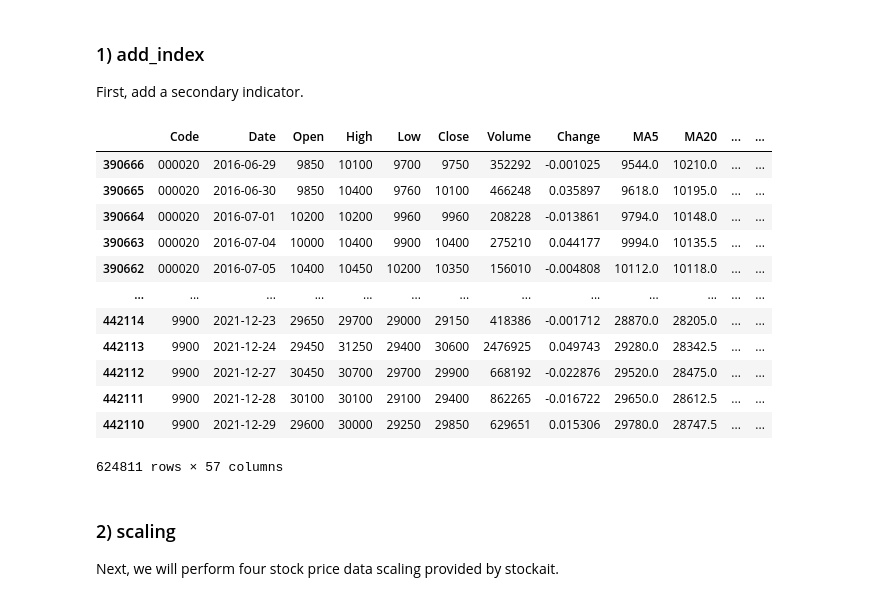
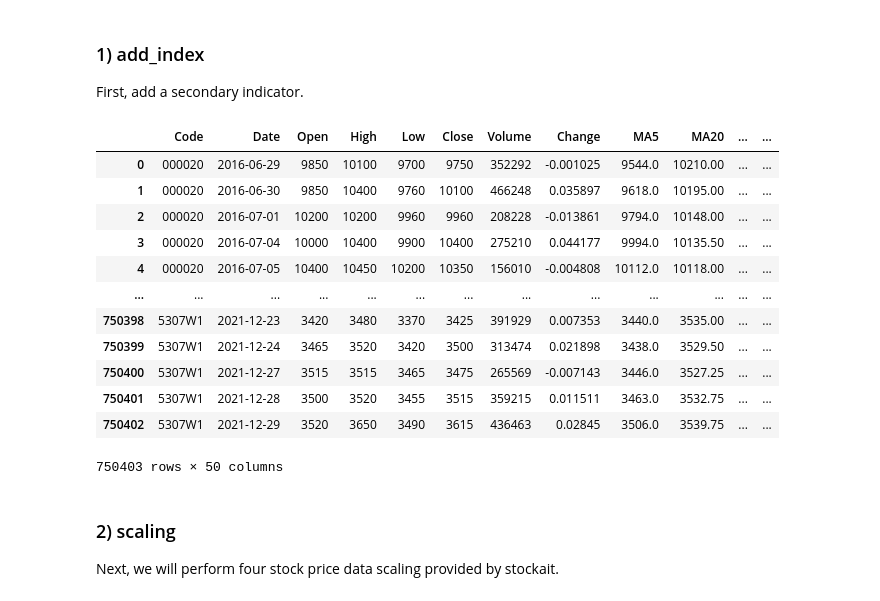
Before and after one commit to stockAI-py/stockait, a Jupyter notebook: tutorials/03.different_scaling_method.ipynb, the cells around one changed output. Cells and saved outputs as stored; diff of their text form; code cells hidden in the pictures.

```diff
--- a/tutorials/03.different_scaling_method.ipynb
+++ b/tutorials/03.different_scaling_method.ipynb
@@ -11,6 +8,6 @@ In this file, we experiment with performance comparisons with only four differen
 # %% [markdown]
 The experiment is conducted with only 500 stocks among the KOSPI market data in Korea.
 # %%
-lst_tickers = sai.get_tickers(markets=['KOSPI'], date=2016)
+lst_tickers = sai.get_tickers(markets=['KOSPI'])
 print(len(lst_tickers), lst_tickers[:5])
 # %% [output]
@@ -18,5 +15,5 @@ print(len(lst_tickers), lst_tickers[:5])
 # %%
-raw_data = sai.load_data(date=['2016-01-01', '2021-12-31'], tickers=lst_tickers[:500])
+raw_data = sai.load_data(date=['2016-01-01', '2021-12-31'], tickers=lst_tickers[:600])
 print(raw_data.shape)
 raw_data.head()
 # %% [output]
@@ -30,11 +27,3 @@ raw_data.head()
-# %%
-# --------- 임시 ---------
-# 데이터셋 컬럼 순서에 맞춰서 다시 올리고 지울 셀임.
-
-raw_data = raw_data.drop(columns=['Value', 'Market'])
-raw_data = raw_data[["Code", "Date", "Open", "High", "Low", "Close", "Volume"]]
-
-# --------- 임시 ---------
 # %% [markdown]
 # 2. Data Preprocessing
 # %% [markdown]
@@ -42,28 +31,27 @@ raw_data = raw_data[["Code", "Date", "Open", "High", "Low", "Close", "Volume"]]
 First, add a secondary indicator.
 # %%
 check_index = ['MA5', 'MA20', 'MA60','MA120',
-             'trading_value','next_change',
-             'MFI','ADI','OBV','CMF','FI','EOM_EMV','VPT','NVI','VMAP',
+             'next_change','CMF','VPT','VMAP', "ADI",
              'BHB','BLB','KCH','KCL','KCM','DCH','DCL','DCM','UI',
              'SMA','EMA','WMA','MACD','VIneg','VIpos','TRIX','MI','CCI','DPO','KST','Ichimoku','ParabolicSAR','STC',
-             'RSI','SRSI','TSI','UO','SR','WR','AO','KAMA','ROC','PPO','PVO']
+             'RSI','SRSI','TSI','UO','SR','WR','AO','ROC','PPO','PVO']
 
 check_df = sai.add_index(data=raw_data, index_list=check_index)
 check_df
 # %% [output]
 |  | Code | Date | Open | High | Low | Close | Volume | Change | MA5 | MA20 | ... | ... |
-| 390666 | 000020 | 2016-06-29 | 9850 | 10100 | 9700 | 9750 | 352292 | -0.001025 | 9544.0 | 10210.0 | ... | ... |
-| 390665 | 000020 | 2016-06-30 | 9850 | 10400 | 9760 | 10100 | 466248 | 0.035897 | 9618.0 | 10195.0 | ... | ... |
-| 390664 | 000020 | 2016-07-01 | 10200 | 10200 | 9960 | 9960 | 208228 | -0.013861 | 9794.0 | 10148.0 | ... | ... |
-| 390663 | 000020 | 2016-07-04 | 10000 | 10400 | 9900 | 10400 | 275210 | 0.044177 | 9994.0 | 10135.5 | ... | ... |
-| 390662 | 000020 | 2016-07-05 | 10400 | 10450 | 10200 | 10350 | 156010 | -0.004808 | 10112.0 | 10118.0 | ... | ... |
+| 0 | 000020 | 2016-06-29 | 9850 | 10100 | 9700 | 9750 | 352292 | -0.001025 | 9544.0 | 10210.00 | ... | ... |
+| 1 | 000020 | 2016-06-30 | 9850 | 10400 | 9760 | 10100 | 466248 | 0.035897 | 9618.0 | 10195.00 | ... | ... |
+| 2 | 000020 | 2016-07-01 | 10200 | 10200 | 9960 | 9960 | 208228 | -0.013861 | 9794.0 | 10148.00 | ... | ... |
+| 3 | 000020 | 2016-07-04 | 10000 | 10400 | 9900 | 10400 | 275210 | 0.044177 | 9994.0 | 10135.50 | ... | ... |
+| 4 | 000020 | 2016-07-05 | 10400 | 10450 | 10200 | 10350 | 156010 | -0.004808 | 10112.0 | 10118.00 | ... | ... |
 | ... | ... | ... | ... | ... | ... | ... | ... | ... | ... | ... | ... | ... |
-| 442114 | 9900 | 2021-12-23 | 29650 | 29700 | 29000 | 29150 | 418386 | -0.001712 | 28870.0 | 28205.0 | ... | ... |
-| 442113 | 9900 | 2021-12-24 | 29450 | 31250 | 29400 | 30600 | 2476925 | 0.049743 | 29280.0 | 28342.5 | ... | ... |
-| 442112 | 9900 | 2021-12-27 | 30450 | 30700 | 29700 | 29900 | 668192 | -0.022876 | 29520.0 | 28475.0 | ... | ... |
-| 442111 | 9900 | 2021-12-28 | 30100 | 30100 | 29100 | 29400 | 862265 | -0.016722 | 29650.0 | 28612.5 | ... | ... |
-| 442110 | 9900 | 2021-12-29 | 29600 | 30000 | 29250 | 29850 | 629651 | 0.015306 | 29780.0 | 28747.5 | ... | ... |
+| 750398 | 5307W1 | 2021-12-23 | 3420 | 3480 | 3370 | 3425 | 391929 | 0.007353 | 3440.0 | 3535.00 | ... | ... |
+| 750399 | 5307W1 | 2021-12-24 | 3465 | 3520 | 3420 | 3500 | 313474 | 0.021898 | 3438.0 | 3529.50 | ... | ... |
+| 750400 | 5307W1 | 2021-12-27 | 3515 | 3515 | 3465 | 3475 | 265569 | -0.007143 | 3446.0 | 3527.25 | ... | ... |
+| 750401 | 5307W1 | 2021-12-28 | 3500 | 3520 | 3455 | 3515 | 359215 | 0.011511 | 3463.0 | 3532.75 | ... | ... |
+| 750402 | 5307W1 | 2021-12-29 | 3520 | 3650 | 3490 | 3615 | 436463 | 0.02845 | 3506.0 | 3539.75 | ... | ... |
-624811 rows × 57 columns
+750403 rows × 50 columns
 # %% [markdown]
 ### 2) scaling
 Next, we will perform four stock price data scaling provided by stockait.
```
Also changed, not shown: parts of 14 cells of this notebook, 19 other files.
